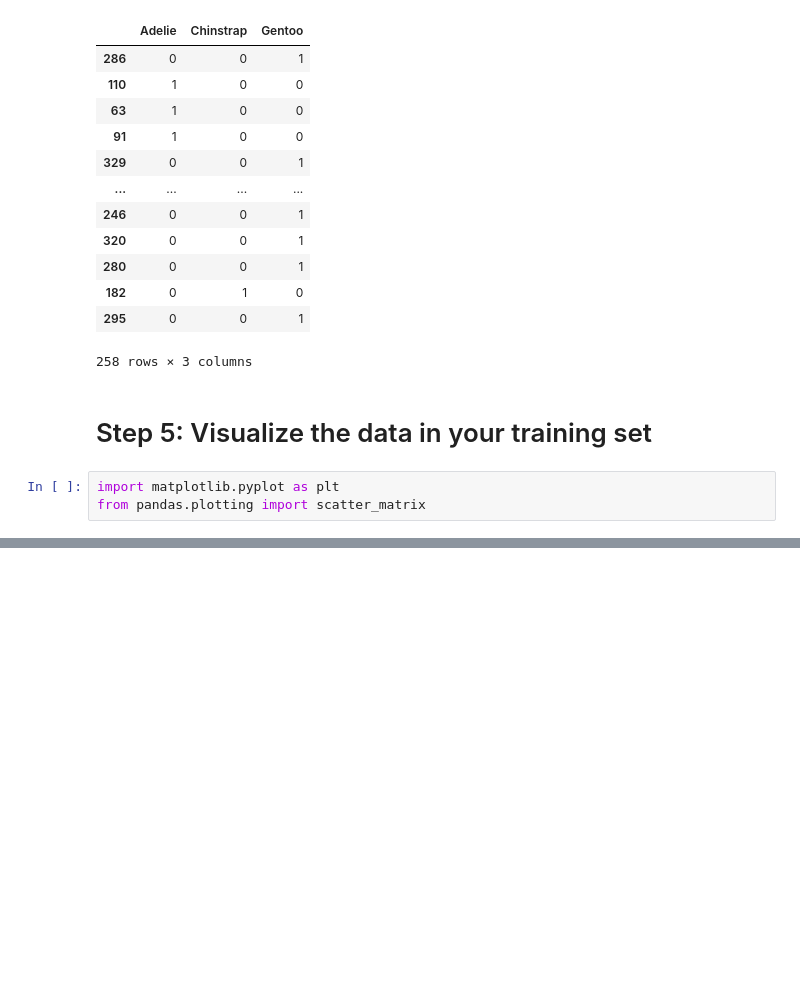
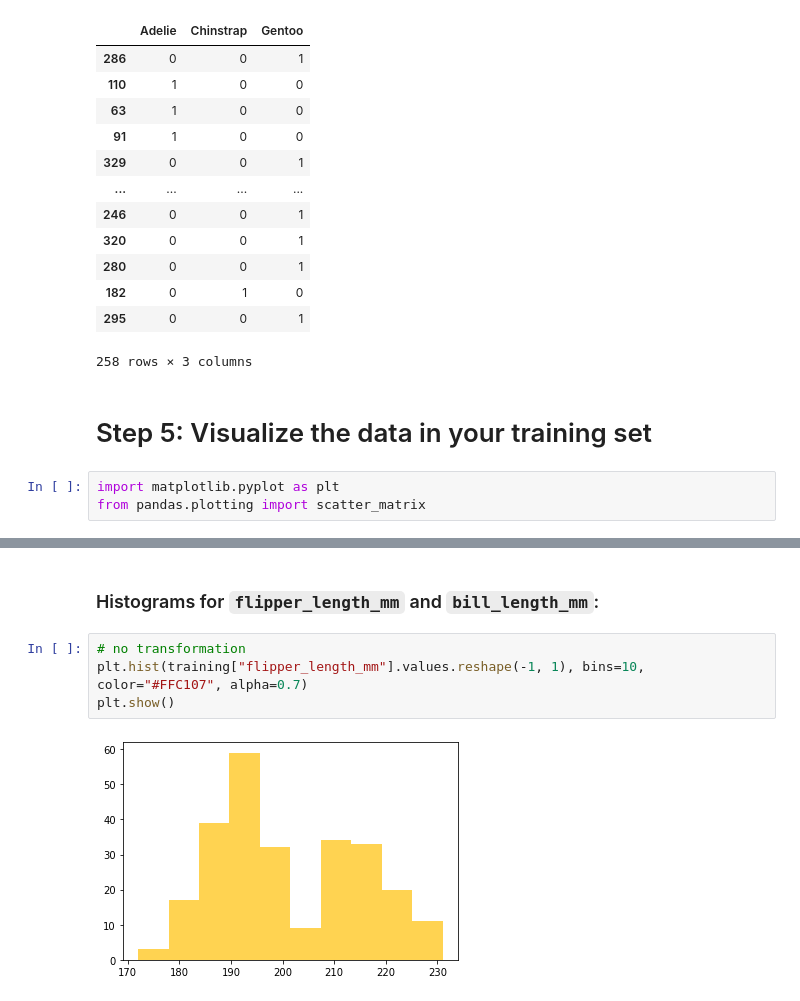
Before and after one commit to cheje/data71200, a Jupyter notebook: project1.ipynb, the cells around one changed output, grey strips where cells are left out. Drawn from its saved outputs; the diff is of its cells as text; blank space fills up the shorter version.

```diff
--- a/project1.ipynb
+++ b/project1.ipynb
@@ -353,0 +379,8 @@ In your Jupyter notebook apply, squaring (\*\*2), cubing (\*\*\*3), logarithmic
+# %% [markdown]
+### Histograms for `flipper_length_mm` and `bill_length_mm`:
+# %%
+# no transformation
+plt.hist(training["flipper_length_mm"].values.reshape(-1, 1), bins=10, color="#FFC107", alpha=0.7)
+plt.show()
+# %% [output]
+[figure, added]
```
Also changed, not shown: parts of 33 cells of this notebook.
